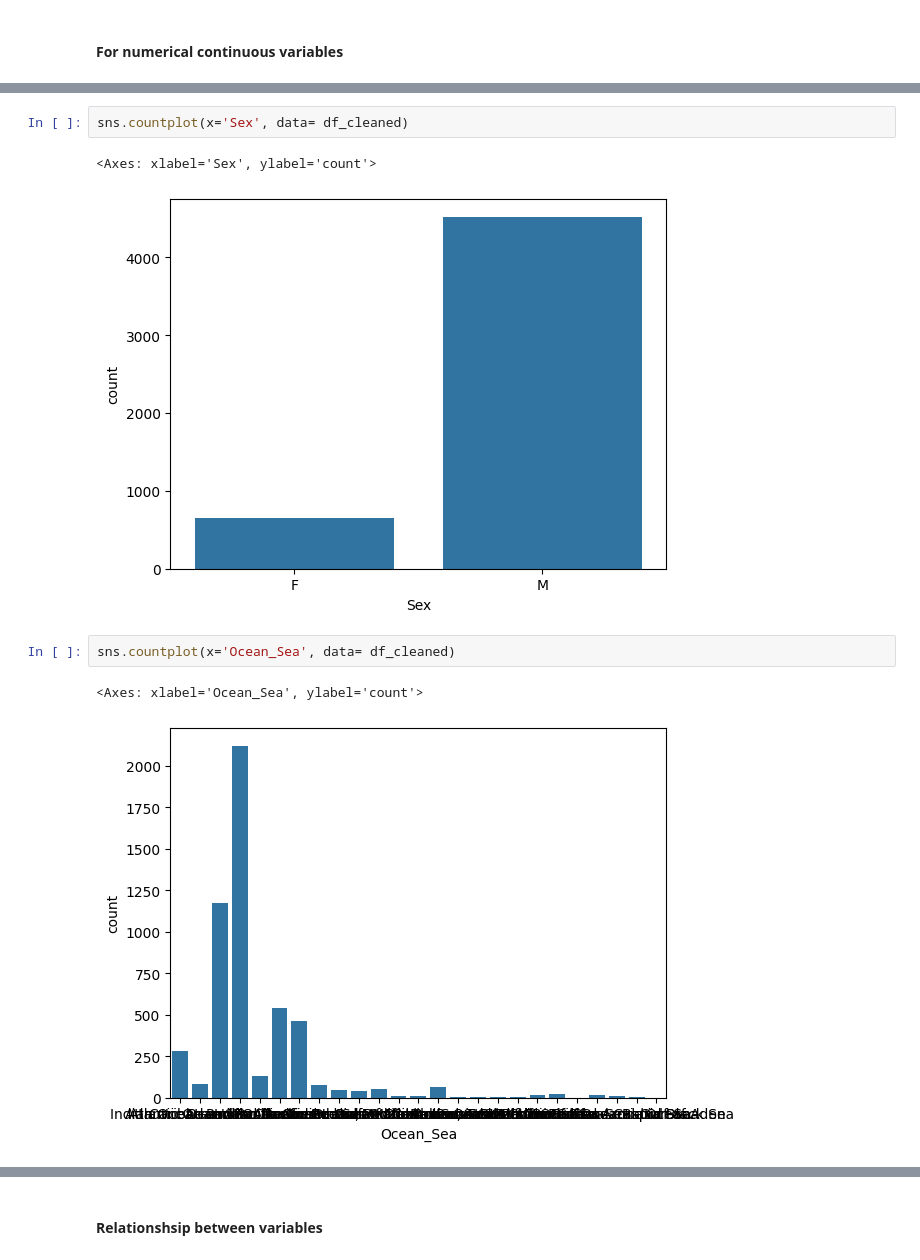
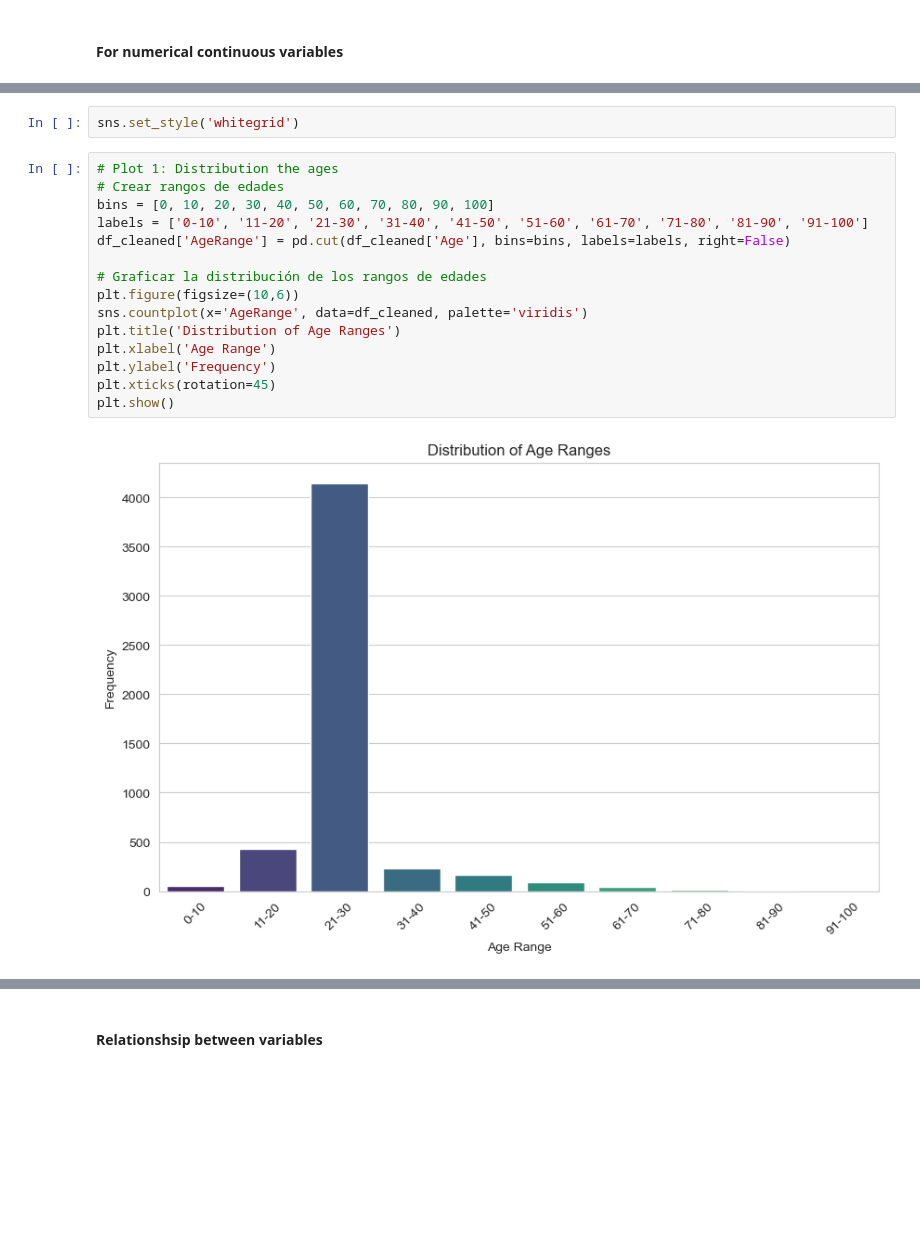
Before and after one commit to GemaVNZ/Quest2.-Sharks, a Jupyter notebook: notebooks/data_visualization.ipynb, the cells around one changed output, grey strips where cells are left out. Drawn from its saved outputs; the diff is of its cells as text; blank space fills up the shorter version.

```diff
--- a/notebooks/data_visualization.ipynb
+++ b/notebooks/data_visualization.ipynb
@@ -61,10 +68,19 @@ sns.countplot(x='Type', data= df_cleaned)
-# %%
-sns.countplot(x='Sex', data= df_cleaned)
-# %% [output]
-<Axes: xlabel='Sex', ylabel='count'>
-[figure, removed]
-# %%
-sns.countplot(x='Ocean_Sea', data= df_cleaned)
-# %% [output]
-<Axes: xlabel='Ocean_Sea', ylabel='count'>
-[figure, removed]
+# %%
+sns.set_style('whitegrid')
+# %%
+# Plot 1: Distribution the ages
+# Crear rangos de edades
+bins = [0, 10, 20, 30, 40, 50, 60, 70, 80, 90, 100]
+labels = ['0-10', '11-20', '21-30', '31-40', '41-50', '51-60', '61-70', '71-80', '81-90', '91-100']
+df_cleaned['AgeRange'] = pd.cut(df_cleaned['Age'], bins=bins, labels=labels, right=False)
+
+# Graficar la distribución de los rangos de edades
+plt.figure(figsize=(10,6))
+sns.countplot(x='AgeRange', data=df_cleaned, palette='viridis')
+plt.title('Distribution of Age Ranges')
+plt.xlabel('Age Range')
+plt.ylabel('Frequency')
+plt.xticks(rotation=45)
+plt.show()
+# %% [output]
+[figure, added]
```
Also changed, not shown: parts of 21 cells of this notebook.
